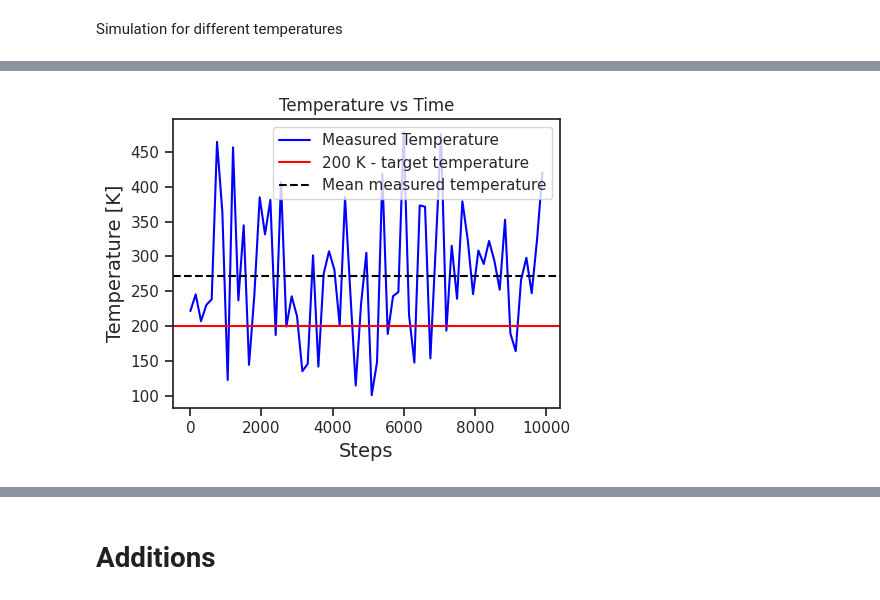
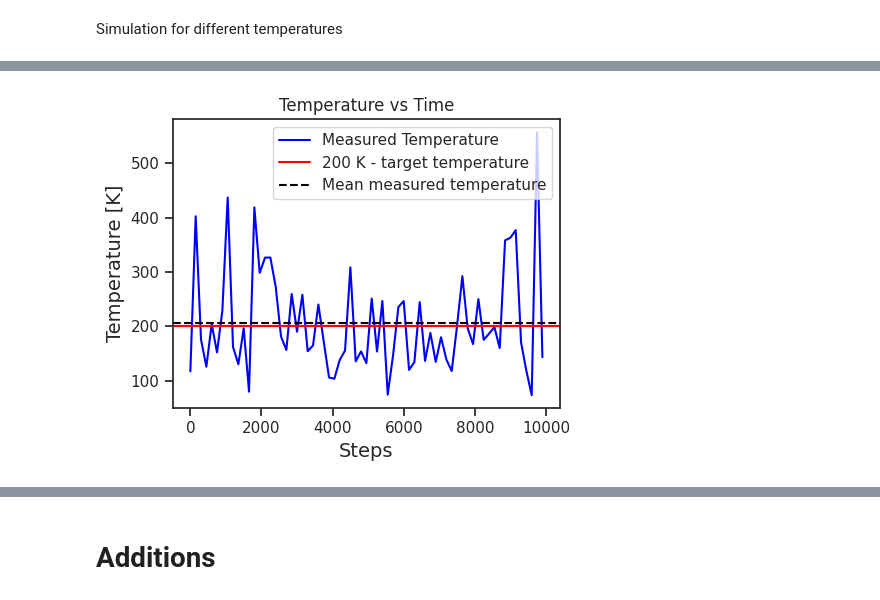
Before and after one commit to SagiMeir/Simulations4Beginners, a Jupyter notebook: Copy_of_sim4beginners.ipynb, the cells around one changed output, grey strips where cells are left out. Saved outputs shown, nothing was run; the diff lists cells and outputs as text; code cells hidden in the pictures.

```diff
--- a/Copy_of_sim4beginners.ipynb
+++ b/Copy_of_sim4beginners.ipynb
@@ -946,19 +946,19 @@ plt.show()
 # %%
 t_target = 200
-df = pd.read_csv("sim_pimd_NVT.log", sep = r'\s+')
+df = pd.read_csv("sim_pimd_NVT1.log", sep = r'\s+')
 
 temp = (2 * df["K"].values) / (12 * BOLTZMANN)
 
 
 fig, ax = plt.subplots(figsize = (5, 4))
 ax.plot(df["step"], temp, color = 'blue', label = 'Measured Temperature')
 ax.axhline(t_target, color = 'red', label = '200 K - target temperature')
 ax.set_ylabel("Temperature [K]")
 ax.set_xlabel("Steps")
 ax.axhline(temp.mean(), color = 'black', linestyle = '--', label = 'Mean measured temperature')
 ax.set_title("Temperature vs Time")
 ax.legend()
 plt.tight_layout()
 plt.show()
 # %% [output]
-[figure, old version]
+[figure, new version]
```
Also changed, not shown: parts of 13 cells of this notebook.
